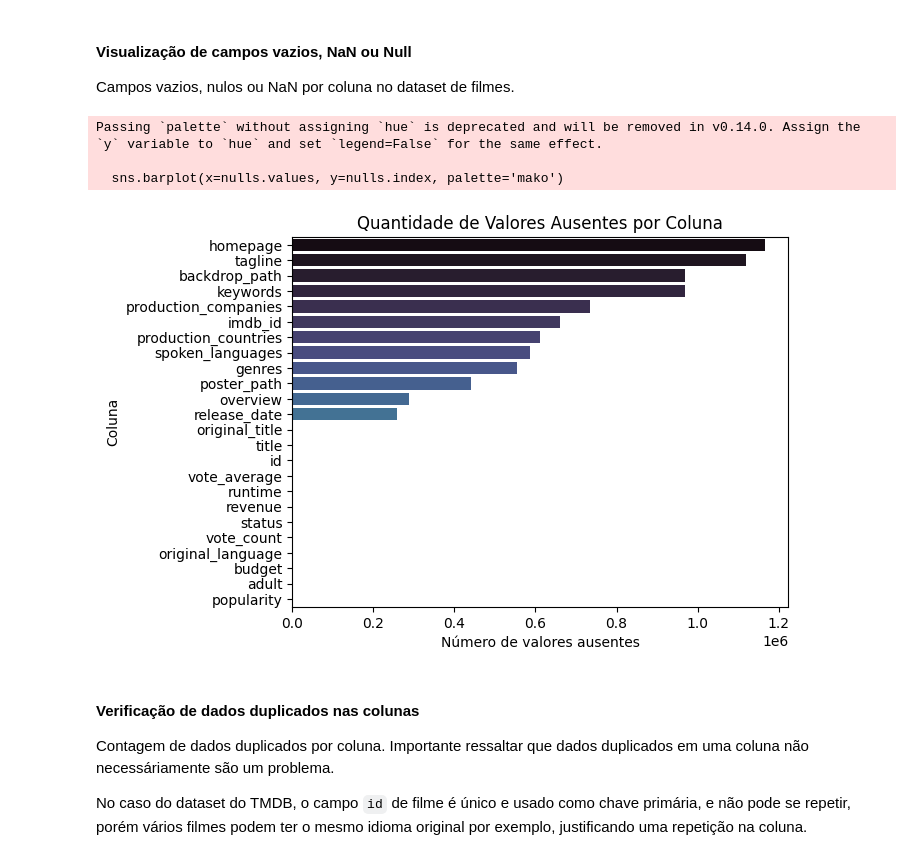
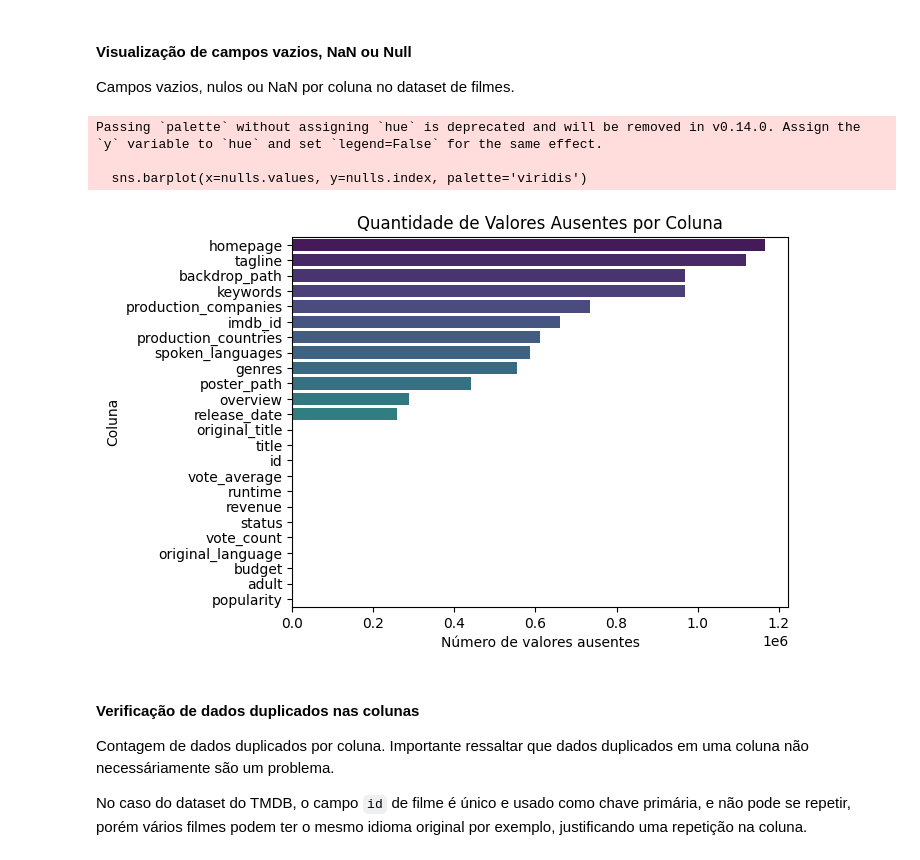
Before and after one commit to Eric-chagas/film-data-analytics, a Jupyter notebook: bronze/tmdb_bronze_analytics.ipynb, the cells around one changed output. Saved outputs shown, nothing was run; the diff lists cells and outputs as text; code cells hidden in the pictures.

```diff
--- a/bronze/tmdb_bronze_analytics.ipynb
+++ b/bronze/tmdb_bronze_analytics.ipynb
@@ -62,16 +62,16 @@ A biblioteca utilizada foi o seaborn, e algumas das visualizações escolhidas f
 Campos vazios, nulos ou NaN por coluna no dataset de filmes.
 # %%
 nulls = df.isnull().sum().sort_values(ascending=False)
-sns.barplot(x=nulls.values, y=nulls.index, palette='mako')
+sns.barplot(x=nulls.values, y=nulls.index, palette='viridis')
 plt.title('Quantidade de Valores Ausentes por Coluna')
 plt.xlabel('Número de valores ausentes')
 plt.ylabel('Coluna')
 plt.show()
 # %% [output]
 Passing `palette` without assigning `hue` is deprecated and will be removed in v0.14.0. Assign the `y` variable to `hue` and set `legend=False` for the same effect.
 
-  sns.barplot(x=nulls.values, y=nulls.index, palette='mako')
+  sns.barplot(x=nulls.values, y=nulls.index, palette='viridis')
-[figure, old version]
+[figure, new version]
 # %% [markdown]
 #### Verificação de dados duplicados nas colunas
 
```
Also changed, not shown: parts of 1 cell of this notebook, 3 other files.
